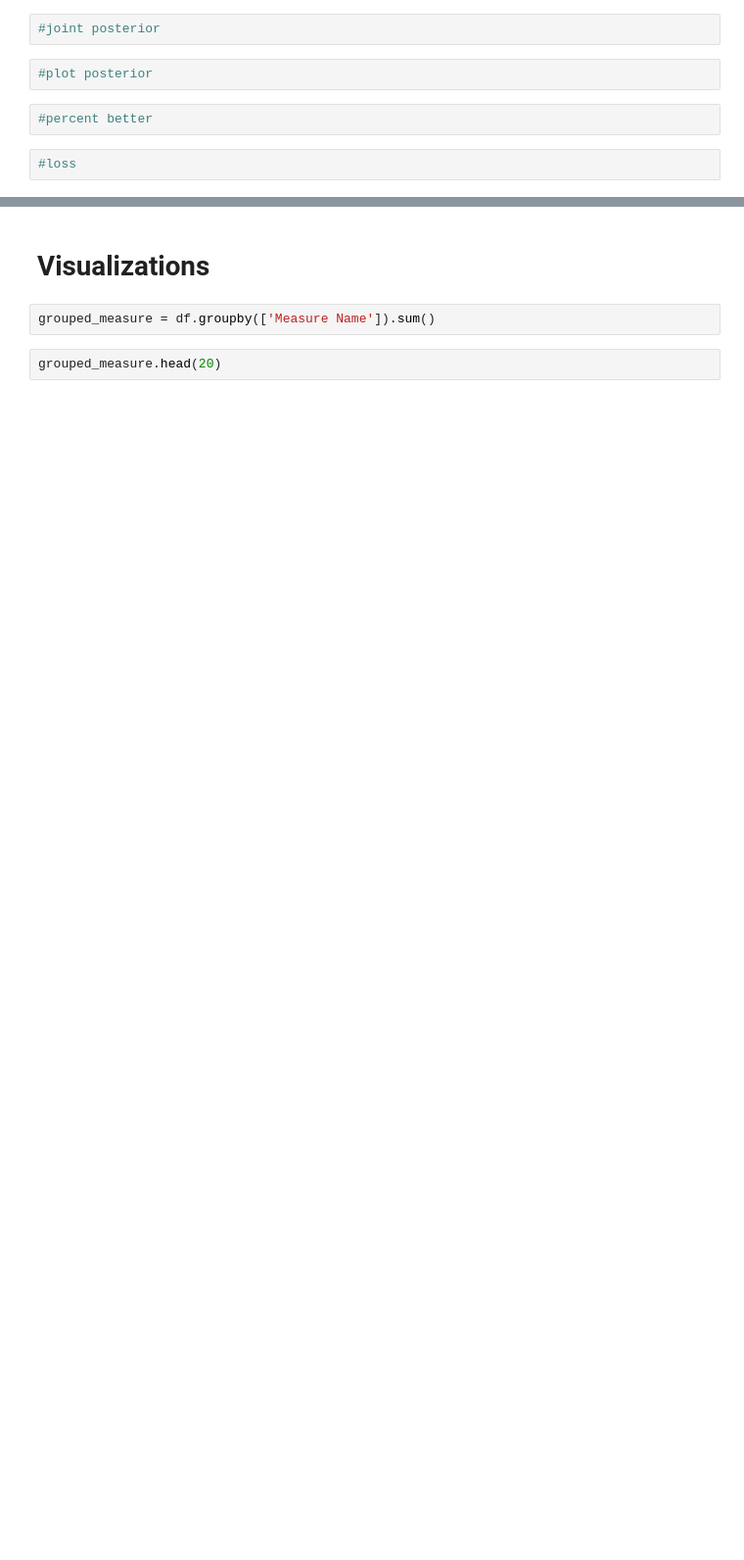
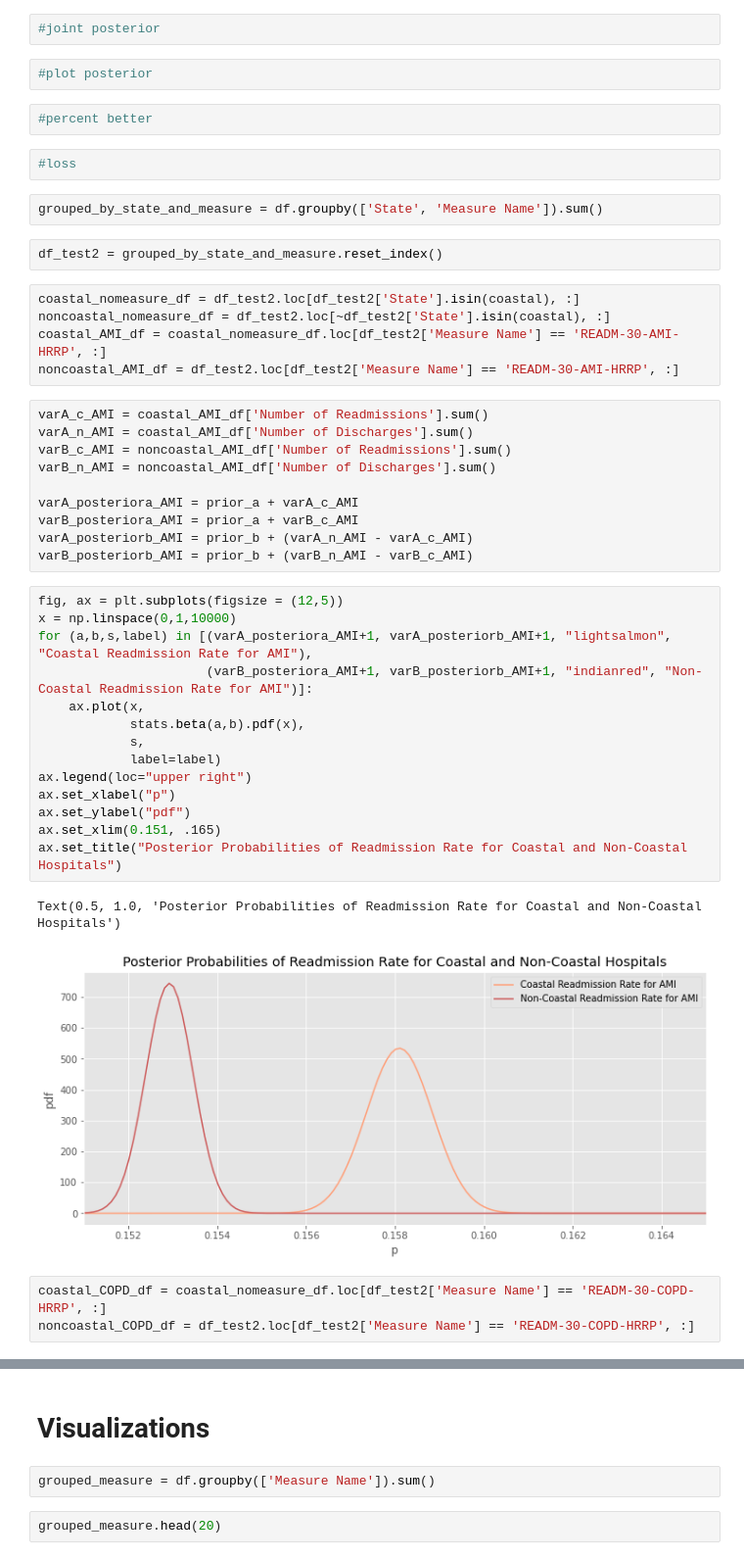
Before and after one commit to l-scho/National-Hosiptal-Readmission, a Jupyter notebook: capstone1_data.ipynb, the cells around one changed output, grey strips where cells are left out. Shown at 98% size. Saved outputs shown, nothing was run; the diff lists cells and outputs as text; blank space fills up the shorter version.

```diff
--- a/capstone1_data.ipynb
+++ b/capstone1_data.ipynb
@@ -178,3 +207,42 @@ TypeError: _parse_args() missing 1 required positional argument: 'b'
 #percent better
 # %%
 #loss
+# %%
+grouped_by_state_and_measure = df.groupby(['State', 'Measure Name']).sum()
+# %%
+df_test2 = grouped_by_state_and_measure.reset_index()
+# %%
+coastal_nomeasure_df = df_test2.loc[df_test2['State'].isin(coastal), :]
+noncoastal_nomeasure_df = df_test2.loc[~df_test2['State'].isin(coastal), :]
+coastal_AMI_df = coastal_nomeasure_df.loc[df_test2['Measure Name'] == 'READM-30-AMI-HRRP', :]
+noncoastal_AMI_df = df_test2.loc[df_test2['Measure Name'] == 'READM-30-AMI-HRRP', :]
+# %%
+varA_c_AMI = coastal_AMI_df['Number of Readmissions'].sum()
+varA_n_AMI = coastal_AMI_df['Number of Discharges'].sum()
+varB_c_AMI = noncoastal_AMI_df['Number of Readmissions'].sum()
+varB_n_AMI = noncoastal_AMI_df['Number of Discharges'].sum()
+
+varA_posteriora_AMI = prior_a + varA_c_AMI
+varB_posteriora_AMI = prior_a + varB_c_AMI
+varA_posteriorb_AMI = prior_b + (varA_n_AMI - varA_c_AMI)
+varB_posteriorb_AMI = prior_b + (varB_n_AMI - varB_c_AMI)
+# %%
+fig, ax = plt.subplots(figsize = (12,5))
+x = np.linspace(0,1,10000)
+for (a,b,s,label) in [(varA_posteriora_AMI+1, varA_posteriorb_AMI+1, "lightsalmon", "Coastal Readmission Rate for AMI"),
+                      (varB_posteriora_AMI+1, varB_posteriorb_AMI+1, "indianred", "Non-Coastal Readmission Rate for AMI")]:
+    ax.plot(x,
+            stats.beta(a,b).pdf(x),
+            s,
+            label=label)
+ax.legend(loc="upper right")
+ax.set_xlabel("p")
+ax.set_ylabel("pdf")
+ax.set_xlim(0.151, .165)
+ax.set_title("Posterior Probabilities of Readmission Rate for Coastal and Non-Coastal Hospitals")
+# %% [output]
+Text(0.5, 1.0, 'Posterior Probabilities of Readmission Rate for Coastal and Non-Coastal Hospitals')
+[figure, added]
+# %%
+coastal_COPD_df = coastal_nomeasure_df.loc[df_test2['Measure Name'] == 'READM-30-COPD-HRRP', :]
+noncoastal_COPD_df = df_test2.loc[df_test2['Measure Name'] == 'READM-30-COPD-HRRP', :]
```
Also changed, not shown: parts of 27 cells of this notebook.
